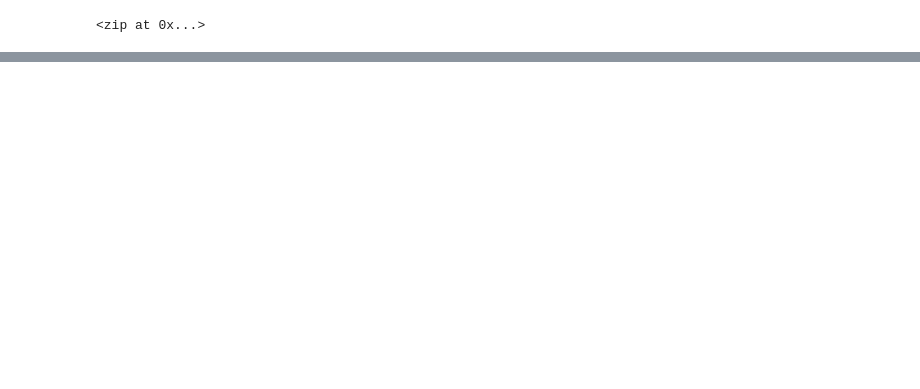
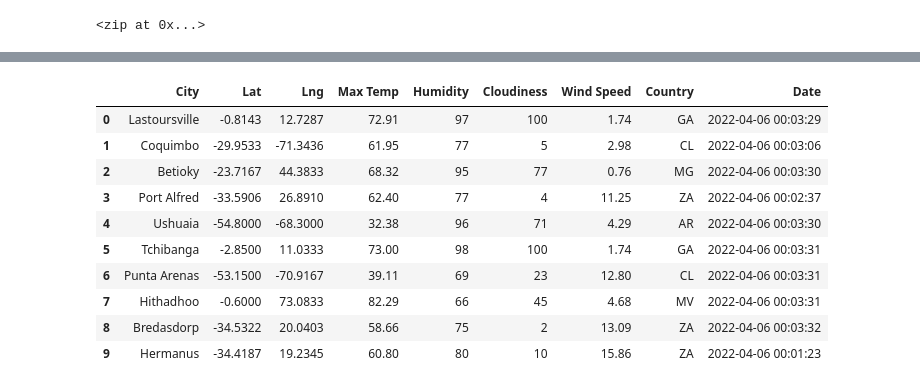
Before and after one commit to tor86/World_Weather_Analysis, a Jupyter notebook: WeatherPy.ipynb, the cells around one changed output, grey strips where cells are left out. Saved outputs shown, nothing was run; the diff lists cells and outputs as text; code cells hidden in the pictures; blank space fills up the shorter version.

Commit message:
Data frame city data

```diff
--- a/WeatherPy.ipynb
+++ b/WeatherPy.ipynb
@@ -35,0 +46,3 @@ len(cities)
+# %%
+# Starting URL for Weather Map API Call.
+url = "http://api.openweathermap.org/data/2.5/weather?units=Imperial&APPID=" + weather_api_key
@@ -35,0 +130,16 @@ len(cities)
+# %%
+# Convert the array of dictionaries to a Pandas DataFrame.
+city_data_df = pd.DataFrame(city_data)
+city_data_df.head(10)
+# %% [output]
+|  | City | Lat | Lng | Max Temp | Humidity | Cloudiness | Wind Speed | Country | Date |
+| 0 | Lastoursville | -0.8143 | 12.7287 | 72.91 | 97 | 100 | 1.74 | GA | 2022-04-06 00:03:29 |
+| 1 | Coquimbo | -29.9533 | -71.3436 | 61.95 | 77 | 5 | 2.98 | CL | 2022-04-06 00:03:06 |
+| 2 | Betioky | -23.7167 | 44.3833 | 68.32 | 95 | 77 | 0.76 | MG | 2022-04-06 00:03:30 |
+| 3 | Port Alfred | -33.5906 | 26.8910 | 62.40 | 77 | 4 | 11.25 | ZA | 2022-04-06 00:02:37 |
+| 4 | Ushuaia | -54.8000 | -68.3000 | 32.38 | 96 | 71 | 4.29 | AR | 2022-04-06 00:03:30 |
+| 5 | Tchibanga | -2.8500 | 11.0333 | 73.00 | 98 | 100 | 1.74 | GA | 2022-04-06 00:03:31 |
+| 6 | Punta Arenas | -53.1500 | -70.9167 | 39.11 | 69 | 23 | 12.80 | CL | 2022-04-06 00:03:31 |
+| 7 | Hithadhoo | -0.6000 | 73.0833 | 82.29 | 66 | 45 | 4.68 | MV | 2022-04-06 00:03:31 |
+| 8 | Bredasdorp | -34.5322 | 20.0403 | 58.66 | 75 | 2 | 13.09 | ZA | 2022-04-06 00:03:32 |
+| 9 | Hermanus | -34.4187 | 19.2345 | 60.80 | 80 | 10 | 15.86 | ZA | 2022-04-06 00:01:23 |
```
Also changed, not shown: parts of 5 cells of this notebook.
